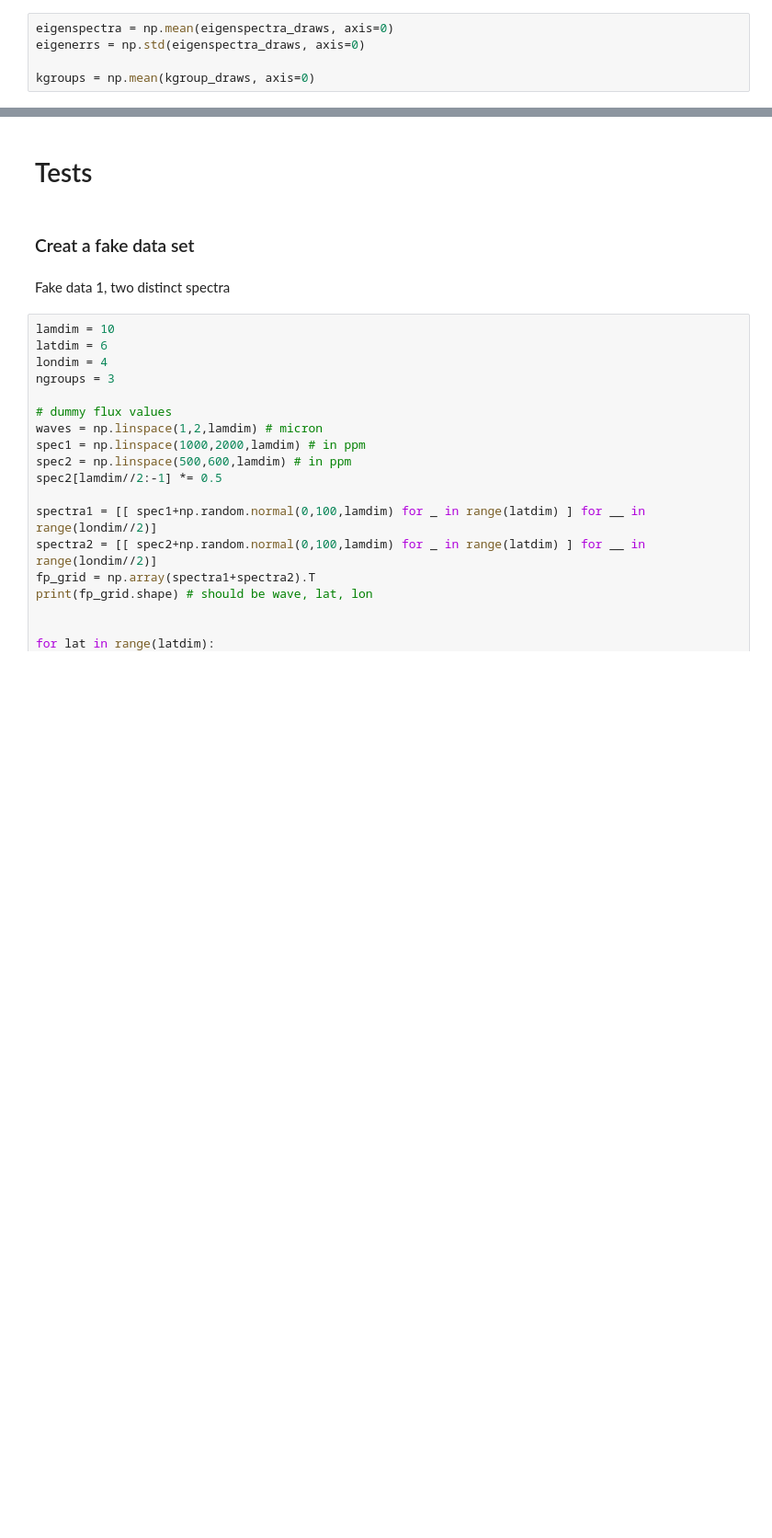
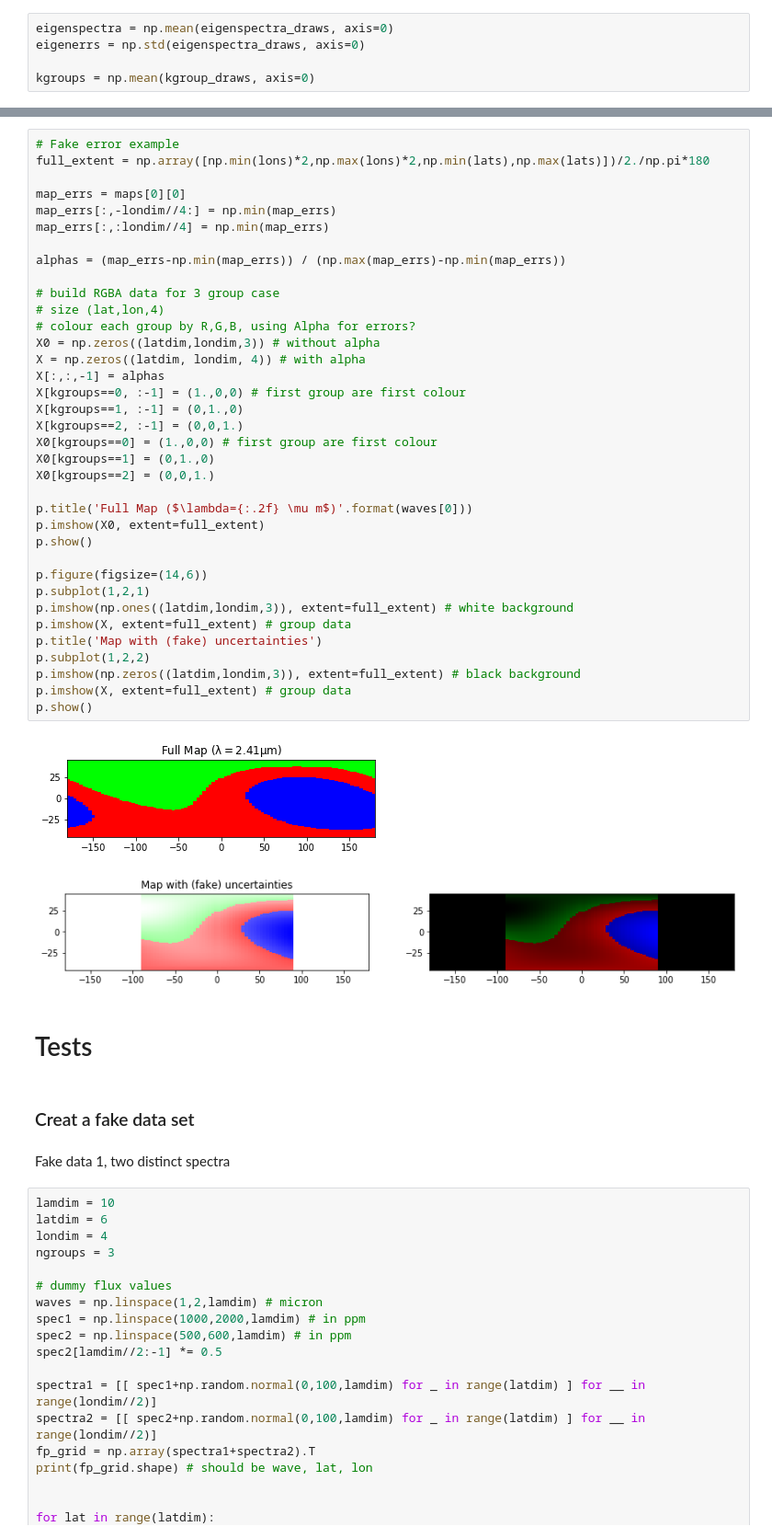
Before and after one commit to multidworlds/eigenspectra, a Jupyter notebook: master.ipynb, the cells around one changed output, grey strips where cells are left out. Shown at 92% size. Cells and saved outputs as stored; diff of their text form; blank space fills up the shorter version.

Commit message:
Error-map example and STARRY error

```diff
--- a/master.ipynb
+++ b/master.ipynb
@@ -110,3 +119,42 @@ p.show()
+# %%
+# Fake error example
+full_extent = np.array([np.min(lons)*2,np.max(lons)*2,np.min(lats),np.max(lats)])/2./np.pi*180
+
+map_errs = maps[0][0]
+map_errs[:,-londim//4:] = np.min(map_errs)
+map_errs[:,:londim//4] = np.min(map_errs)
+
+alphas = (map_errs-np.min(map_errs)) / (np.max(map_errs)-np.min(map_errs))
+
+# build RGBA data for 3 group case
+# size (lat,lon,4)
+# colour each group by R,G,B, using Alpha for errors?
+X0 = np.zeros((latdim,londim,3)) # without alpha
+X = np.zeros((latdim, londim, 4)) # with alpha
+X[:,:,-1] = alphas
+X[kgroups==0, :-1] = (1.,0,0) # first group are first colour
+X[kgroups==1, :-1] = (0,1.,0)
+X[kgroups==2, :-1] = (0,0,1.)
+X0[kgroups==0] = (1.,0,0) # first group are first colour
+X0[kgroups==1] = (0,1.,0)
+X0[kgroups==2] = (0,0,1.)
+
+p.title('Full Map ($\lambda={:.2f} \mu m$)'.format(waves[0]))
+p.imshow(X0, extent=full_extent)
+p.show()
+
+p.figure(figsize=(14,6))
+p.subplot(1,2,1)
+p.imshow(np.ones((latdim,londim,3)), extent=full_extent) # white background
+p.imshow(X, extent=full_extent) # group data
+p.title('Map with (fake) uncertainties')
+p.subplot(1,2,2)
+p.imshow(np.zeros((latdim,londim,3)), extent=full_extent) # black background
+p.imshow(X, extent=full_extent) # group data
+p.show()
+# %% [output]
+[figure, added]
+[figure, added]
 # %% [markdown]
 # Tests
 # %% [markdown]
```
Also changed, not shown: parts of 6 cells of this notebook.
